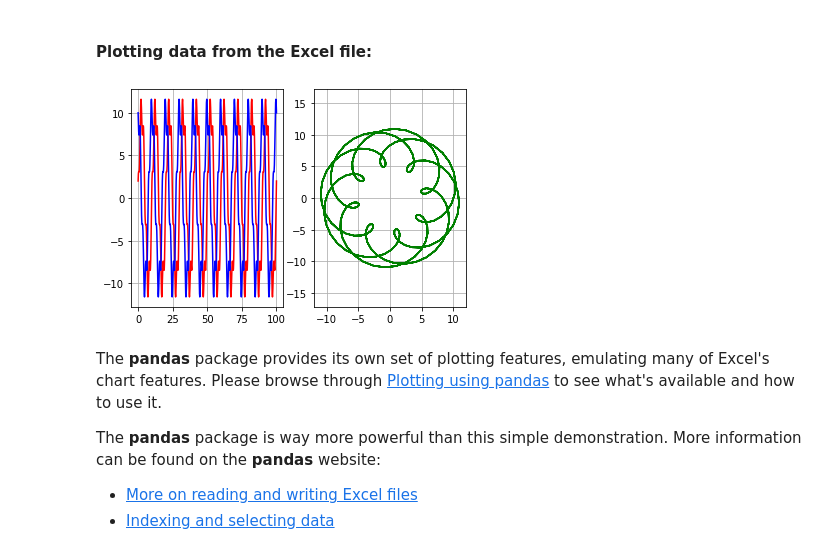
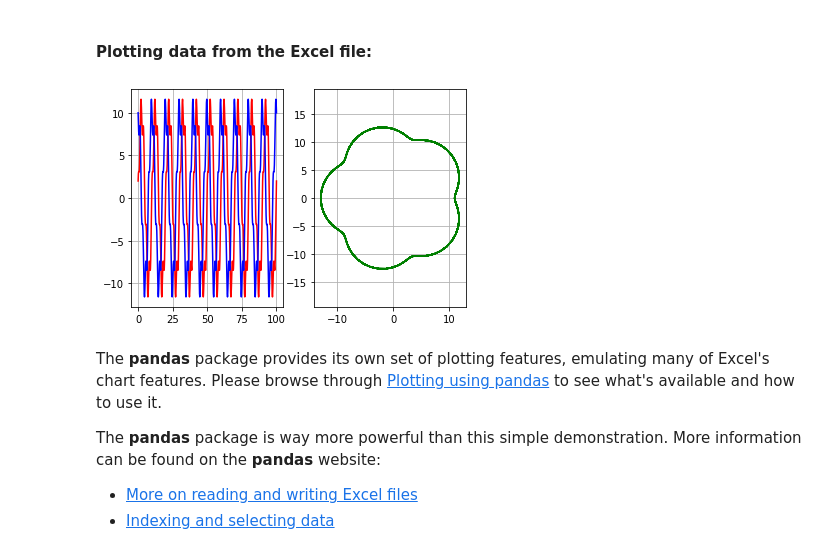
Before and after one commit to NHERI-SimCenter/SimCenterBootcamp2020, a Jupyter notebook: presentations/Python Quickstart Tutorial/04 File handling.ipynb, the cells around one changed output. Cells and saved outputs as stored; diff of their text form; code cells hidden in the pictures.

```diff
--- a/presentations/Python Quickstart Tutorial/04 File handling.ipynb
+++ b/presentations/Python Quickstart Tutorial/04 File handling.ipynb
@@ -238,17 +215,17 @@ Name: time, Length: 1001, dtype: float64
 # %%
 import matplotlib.pyplot as plt
 
 plt.subplot(1,2,1)  # set 1x2 plots using the first axes
 plt.plot(df['time'],df['vx1'],'-r')
 plt.plot(df['time'],df['vy1'],'-b')
 plt.grid(True)
 
 plt.subplot(1,2,2)  # set 1x2 plots using the second axes
-plt.plot(df['vx2'],df['vy2'],'-g')
+plt.plot(df['vx3'],df['vy3'],'-g')
 plt.axis('equal')   # force both axes using the same scale
 plt.grid(True)
 # %% [output]
-[figure, old version]
+[figure, new version]
 # %% [markdown]
 The **pandas** package provides its own set of plotting features, emulating many of Excel's chart features.  Please browse through [Plotting using pandas](https://pandas.pydata.org/docs/user_guide/visualization.html) to see what's available and how to use it.
 
```
Also changed, not shown: parts of 4 cells of this notebook, 5 other files.
